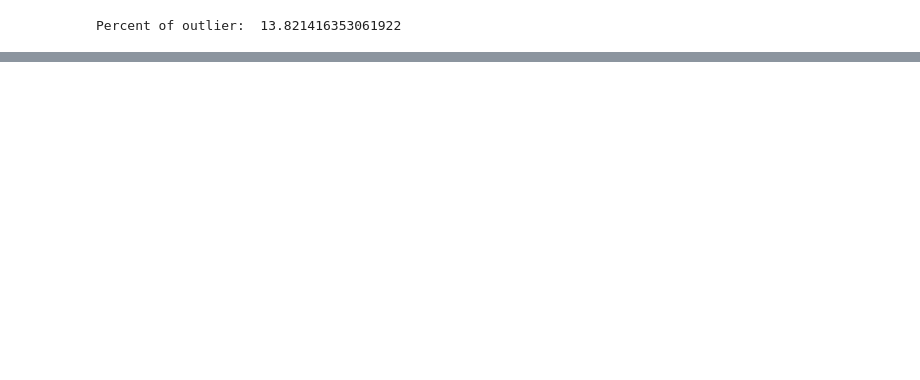
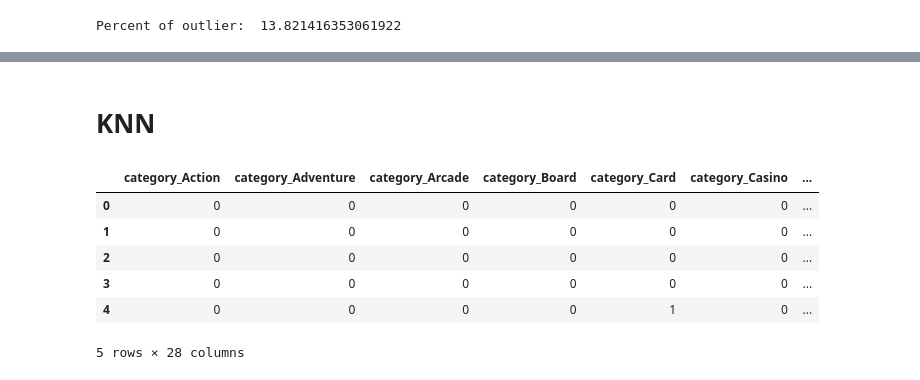
Before and after one commit to hieplk97/Recommendation-For-Games, a Jupyter notebook: jupyter_lab/Data Explorer.ipynb, the cells around one changed output, grey strips where cells are left out. Drawn from its saved outputs; the diff is of its cells as text; code cells hidden in the pictures; blank space fills up the shorter version.

```diff
--- a/jupyter_lab/Data Explorer.ipynb
+++ b/jupyter_lab/Data Explorer.ipynb
@@ -170,9 +194,6 @@ def caculate_outliers(column):
 ratingCount_o_up, ratingCount_o_l = caculate_outliers('rating_count')
 # %% [output]
 Percent of outlier:  13.821416353061922
-# %%
-le = LabelEncoder()
-data['category_encode']= le.fit_transform(data['category'])
 # %%
 def pre_process(text):
     # lowercase
@@ -225,2 +207,0 @@ def extract_keywords(row):
-# %%
-data['description_keywords'] = data.apply(extract_keywords, 1)
@@ -241,0 +253,17 @@ Name: description_keywords, Length: 2923, dtype: object
+# %% [markdown]
+# KNN
+# %%
+game_features = pd.concat([pd.get_dummies(data[["category"]]),
+                           pd.get_dummies(data[["content_rating"]]),
+                           pd.get_dummies(data[["size"]]),
+                           data[["avg_rating"]],
+                           data[["rating_count"]]],axis=1)
+game_features.head()
+# %% [output]
+|  | category_Action | category_Adventure | category_Arcade | category_Board | category_Card | category_Casino | ... |
+| 0 | 0 | 0 | 0 | 0 | 0 | 0 | ... |
+| 1 | 0 | 0 | 0 | 0 | 0 | 0 | ... |
+| 2 | 0 | 0 | 0 | 0 | 0 | 0 | ... |
+| 3 | 0 | 0 | 0 | 0 | 0 | 0 | ... |
+| 4 | 0 | 0 | 0 | 0 | 1 | 0 | ... |
+5 rows × 28 columns
```
Also changed, not shown: parts of 37 cells of this notebook.
